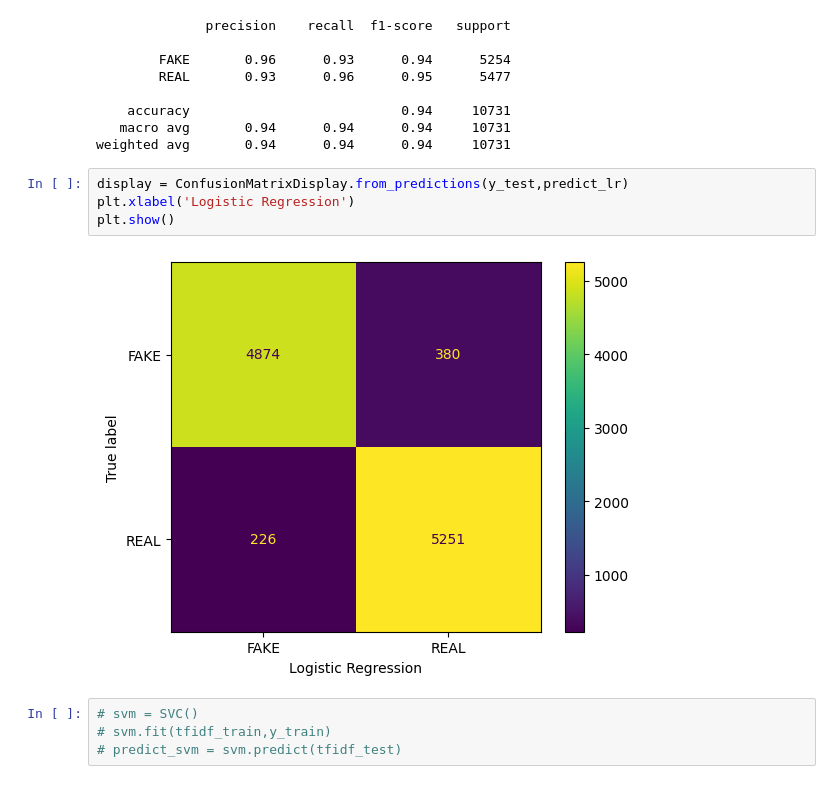
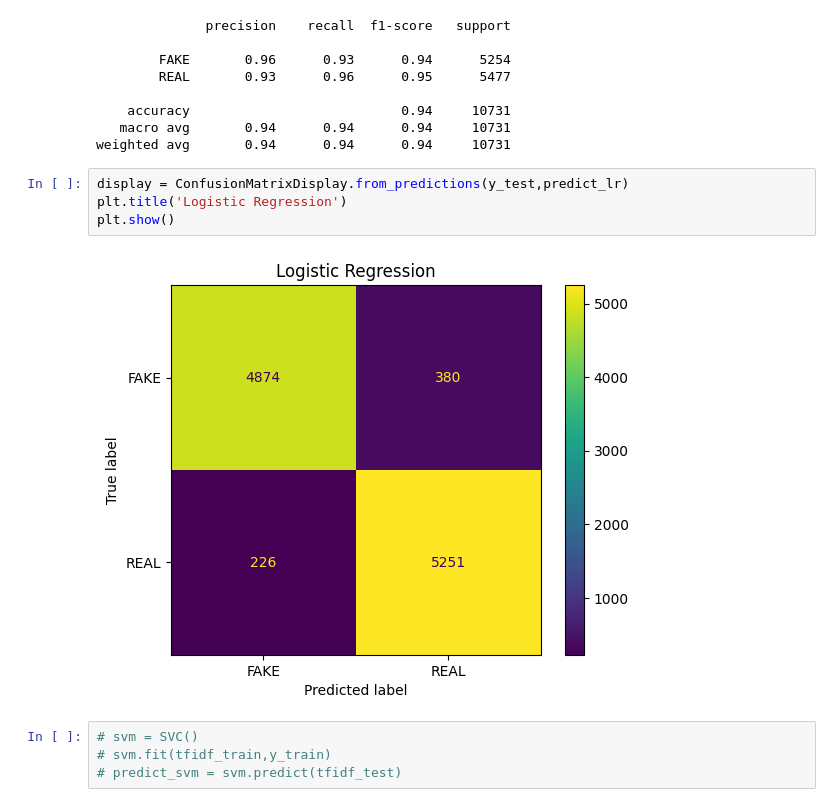
Before and after one commit to sanketraikar97/FakeNewsDetector, a Jupyter notebook: FakeNewsAll.ipynb, the cells around one changed output. Drawn from its saved outputs; the diff is of its cells as text.

```diff
--- a/FakeNewsAll.ipynb
+++ b/FakeNewsAll.ipynb
@@ -166,10 +166,10 @@ print(classification_report(y_test,predict_lr))
 weighted avg       0.94      0.94      0.94     10731
 # %%
 display = ConfusionMatrixDisplay.from_predictions(y_test,predict_lr)
-plt.xlabel('Logistic Regression')
+plt.title('Logistic Regression')
 plt.show()
 # %% [output]
-[figure, old version]
+[figure, new version]
 # %%
 # svm = SVC()
 # svm.fit(tfidf_train,y_train)
```
Also changed, not shown: parts of 26 cells of this notebook.
